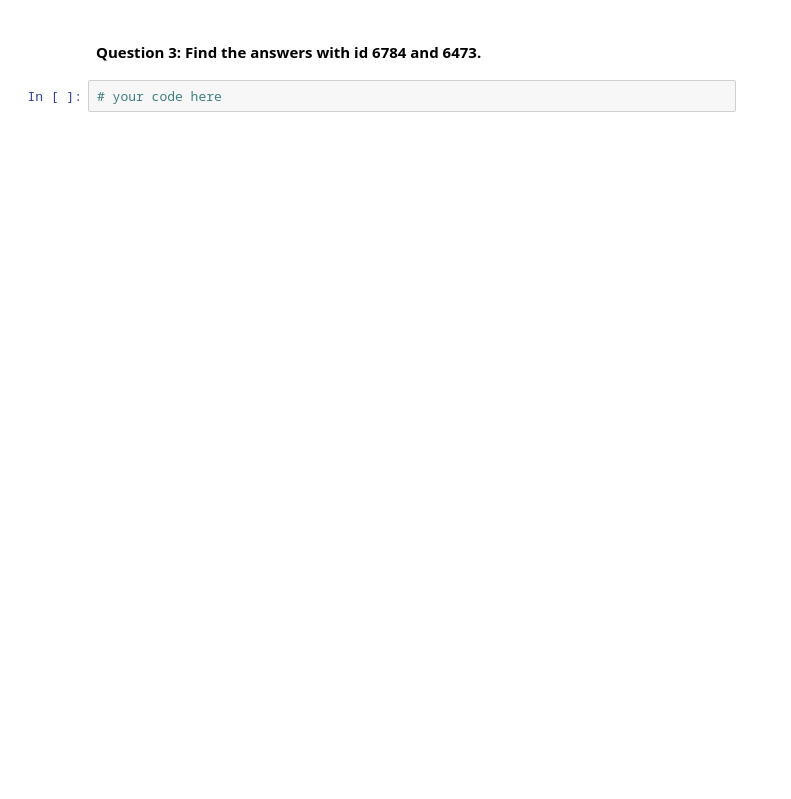
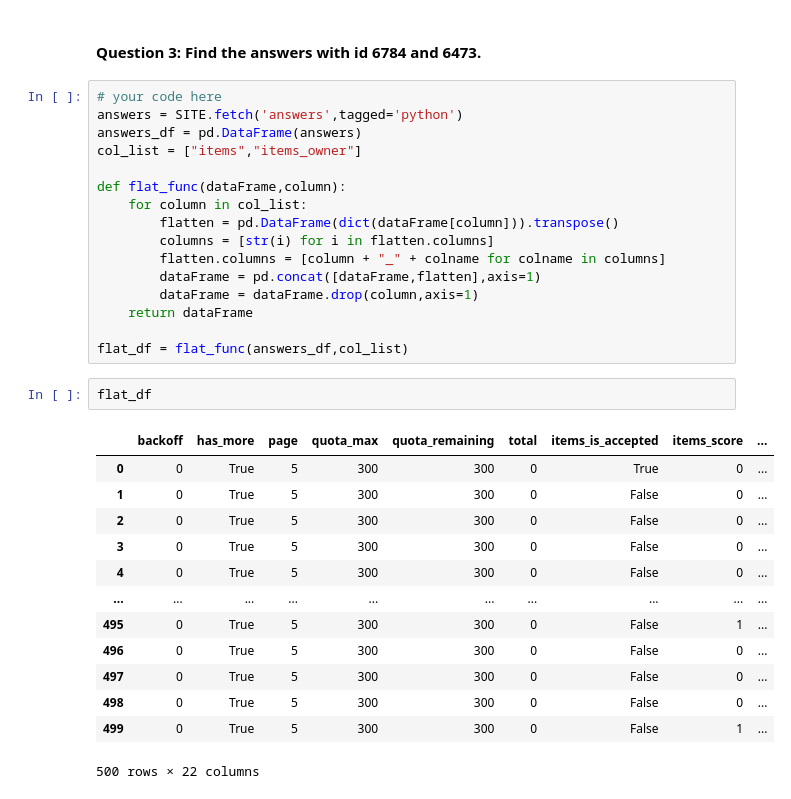
Before and after one commit to paoloironhack/data_analytics062020, a Jupyter notebook: labs/module_1/17_lab_stack_API/your-code/main.ipynb, the cells around one changed output. Drawn from its saved outputs; the diff is of its cells as text; blank space fills up the shorter version.

```diff
--- a/labs/module_1/17_lab_stack_API/your-code/main.ipynb
+++ b/labs/module_1/17_lab_stack_API/your-code/main.ipynb
@@ -26,4 +180,34 @@ Before you start with the lab, please be aware that all the relevant information
 # %% [markdown]
 #### Question 3: Find the answers with id 6784 and 6473.
-# %%
-# your code here
+# %%
+# your code here
+answers = SITE.fetch('answers',tagged='python')
+answers_df = pd.DataFrame(answers)
+col_list = ["items","items_owner"]
+
+def flat_func(dataFrame,column):
+    for column in col_list:
+        flatten = pd.DataFrame(dict(dataFrame[column])).transpose()
+        columns = [str(i) for i in flatten.columns]
+        flatten.columns = [column + "_" + colname for colname in columns]
+        dataFrame = pd.concat([dataFrame,flatten],axis=1)
+        dataFrame = dataFrame.drop(column,axis=1)
+    return dataFrame
+
+flat_df = flat_func(answers_df,col_list)
+# %%
+flat_df
+# %% [output]
+|  | backoff | has_more | page | quota_max | quota_remaining | total | items_is_accepted | items_score | ... |
+| 0 | 0 | True | 5 | 300 | 300 | 0 | True | 0 | ... |
+| 1 | 0 | True | 5 | 300 | 300 | 0 | False | 0 | ... |
+| 2 | 0 | True | 5 | 300 | 300 | 0 | False | 0 | ... |
+| 3 | 0 | True | 5 | 300 | 300 | 0 | False | 0 | ... |
+| 4 | 0 | True | 5 | 300 | 300 | 0 | False | 0 | ... |
+| ... | ... | ... | ... | ... | ... | ... | ... | ... | ... |
+| 495 | 0 | True | 5 | 300 | 300 | 0 | False | 1 | ... |
+| 496 | 0 | True | 5 | 300 | 300 | 0 | False | 0 | ... |
+| 497 | 0 | True | 5 | 300 | 300 | 0 | False | 0 | ... |
+| 498 | 0 | True | 5 | 300 | 300 | 0 | False | 0 | ... |
+| 499 | 0 | True | 5 | 300 | 300 | 0 | False | 1 | ... |
+500 rows × 22 columns
```
Also changed, not shown: parts of 18 cells of this notebook.
